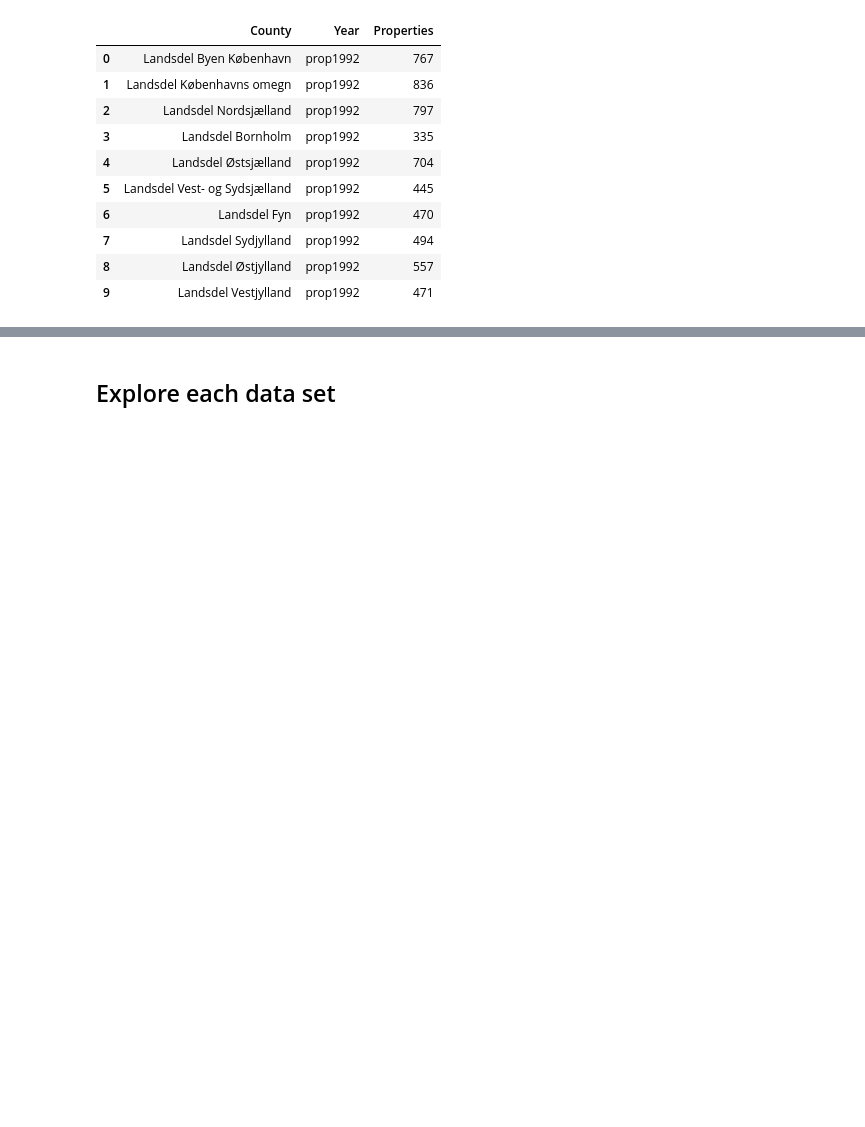
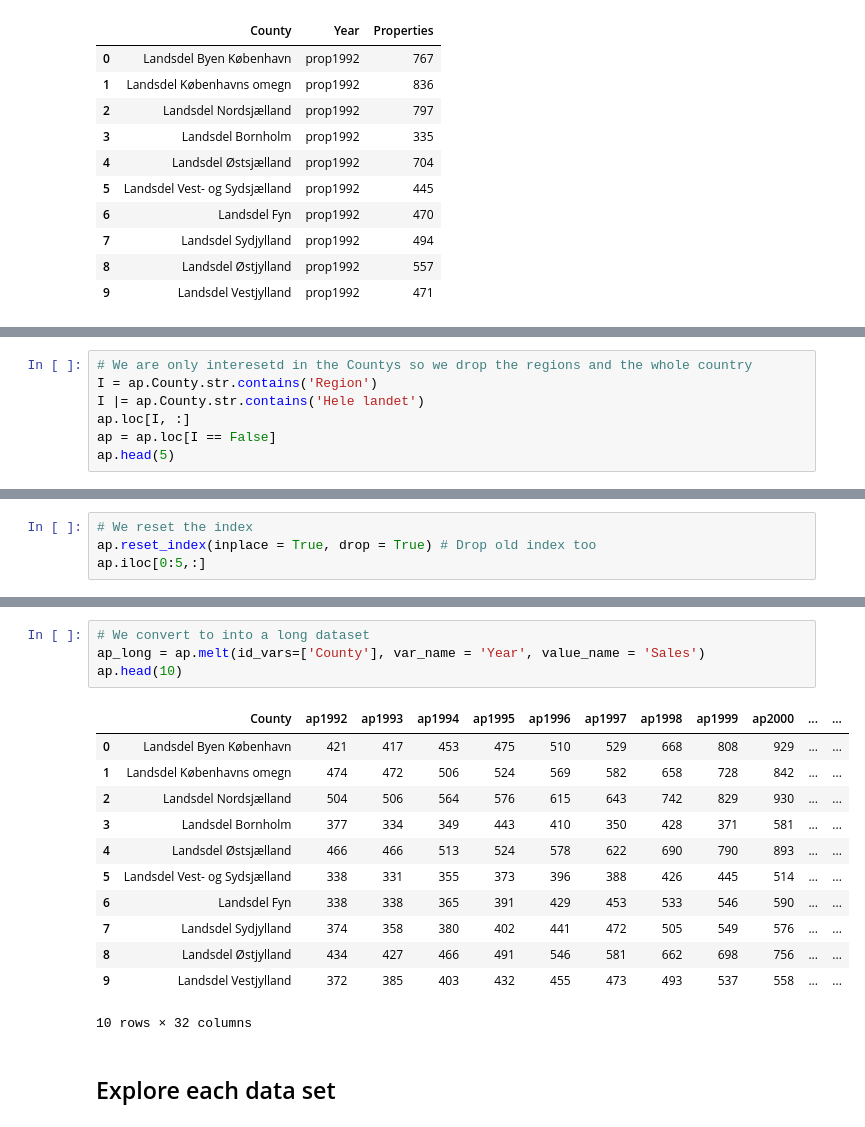
Before and after one commit to NumEconCopenhagen/projects-2023-jps, a Jupyter notebook: dataproject/dataproject.ipynb, the cells around one changed output, grey strips where cells are left out. Saved outputs shown, nothing was run; the diff lists cells and outputs as text; blank space fills up the shorter version.

```diff
--- a/dataproject/dataproject.ipynb
+++ b/dataproject/dataproject.ipynb
@@ -212,0 +221,7 @@ prop_long.head()
+# %%
+# We are only interesetd in the Countys so we drop the regions and the whole country
+I = ap.County.str.contains('Region')
+I |= ap.County.str.contains('Hele landet')
+ap.loc[I, :]
+ap = ap.loc[I == False]
+ap.head(5)
@@ -212,0 +236,4 @@ prop_long.head()
+# %%
+# We reset the index
+ap.reset_index(inplace = True, drop = True) # Drop old index too
+ap.iloc[0:5,:]
@@ -213,3 +248,20 @@ prop_long.head()
+# %%
+# We convert to into a long dataset
+ap_long = ap.melt(id_vars=['County'], var_name = 'Year', value_name = 'Sales')
+ap.head(10)
+# %% [output]
+|  | County | ap1992 | ap1993 | ap1994 | ap1995 | ap1996 | ap1997 | ap1998 | ap1999 | ap2000 | ... | ... |
+| 0 | Landsdel Byen København | 421 | 417 | 453 | 475 | 510 | 529 | 668 | 808 | 929 | ... | ... |
+| 1 | Landsdel Københavns omegn | 474 | 472 | 506 | 524 | 569 | 582 | 658 | 728 | 842 | ... | ... |
+| 2 | Landsdel Nordsjælland | 504 | 506 | 564 | 576 | 615 | 643 | 742 | 829 | 930 | ... | ... |
+| 3 | Landsdel Bornholm | 377 | 334 | 349 | 443 | 410 | 350 | 428 | 371 | 581 | ... | ... |
+| 4 | Landsdel Østsjælland | 466 | 466 | 513 | 524 | 578 | 622 | 690 | 790 | 893 | ... | ... |
+| 5 | Landsdel Vest- og Sydsjælland | 338 | 331 | 355 | 373 | 396 | 388 | 426 | 445 | 514 | ... | ... |
+| 6 | Landsdel Fyn | 338 | 338 | 365 | 391 | 429 | 453 | 533 | 546 | 590 | ... | ... |
+| 7 | Landsdel Sydjylland | 374 | 358 | 380 | 402 | 441 | 472 | 505 | 549 | 576 | ... | ... |
+| 8 | Landsdel Østjylland | 434 | 427 | 466 | 491 | 546 | 581 | 662 | 698 | 756 | ... | ... |
+| 9 | Landsdel Vestjylland | 372 | 385 | 403 | 432 | 455 | 473 | 493 | 537 | 558 | ... | ... |
+10 rows × 32 columns
 # %% [markdown]
 ## Explore each data set
 # %% [markdown]
```
Also changed, not shown: parts of 15 cells of this notebook, 2 other files.
